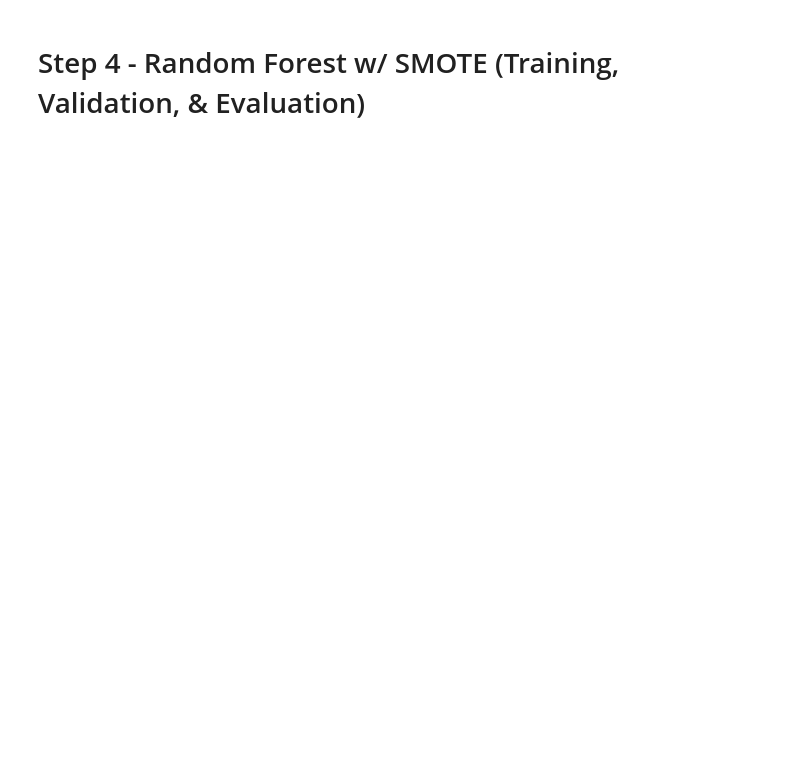
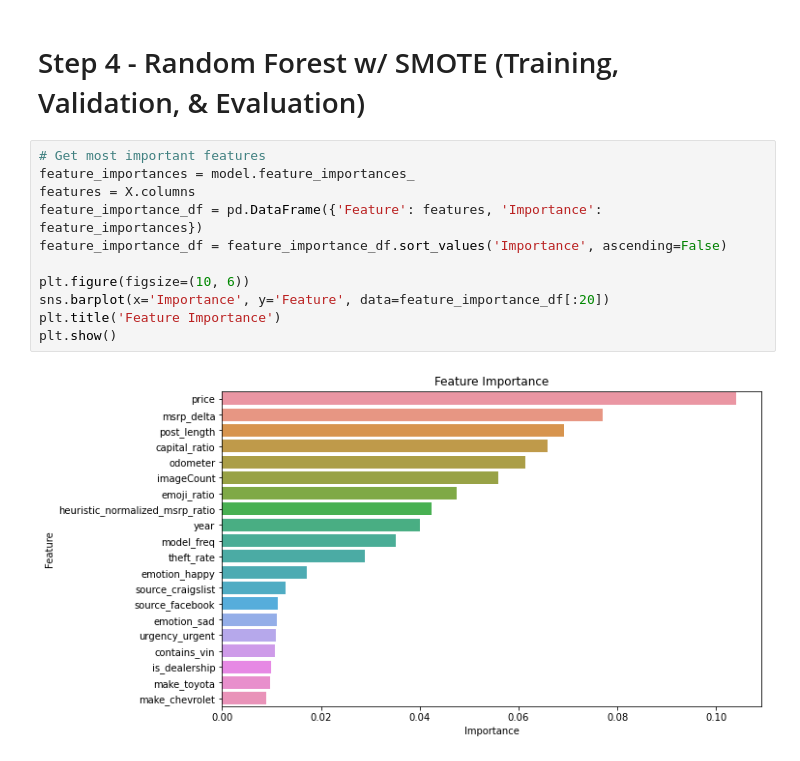
Before and after one commit to lryanle/SMARE, a Jupyter notebook: backend/src/models/m1v2.ipynb, the cells around one changed output. Saved outputs shown, nothing was run; the diff lists cells and outputs as text; blank space fills up the shorter version.

```diff
--- a/backend/src/models/m1v2.ipynb
+++ b/backend/src/models/m1v2.ipynb
@@ -611,5 +611,18 @@ Accuracy Score: 0.7747747747747747
 # %% [markdown]
 # Step 4 - Random Forest w/ SMOTE (Training, Validation, & Evaluation)
+# %%
+# Get most important features
+feature_importances = model.feature_importances_
+features = X.columns
+feature_importance_df = pd.DataFrame({'Feature': features, 'Importance': feature_importances})
+feature_importance_df = feature_importance_df.sort_values('Importance', ascending=False)
+
+plt.figure(figsize=(10, 6))
+sns.barplot(x='Importance', y='Feature', data=feature_importance_df[:20])
+plt.title('Feature Importance')
+plt.show()
+# %% [output]
+[figure, added]
 # %%
 # RF w/ SMOTE (Synthetic Minority Over-sampling Technique)
 smote = SMOTE(random_state=42)
```
Also changed, not shown: parts of 15 cells of this notebook.
